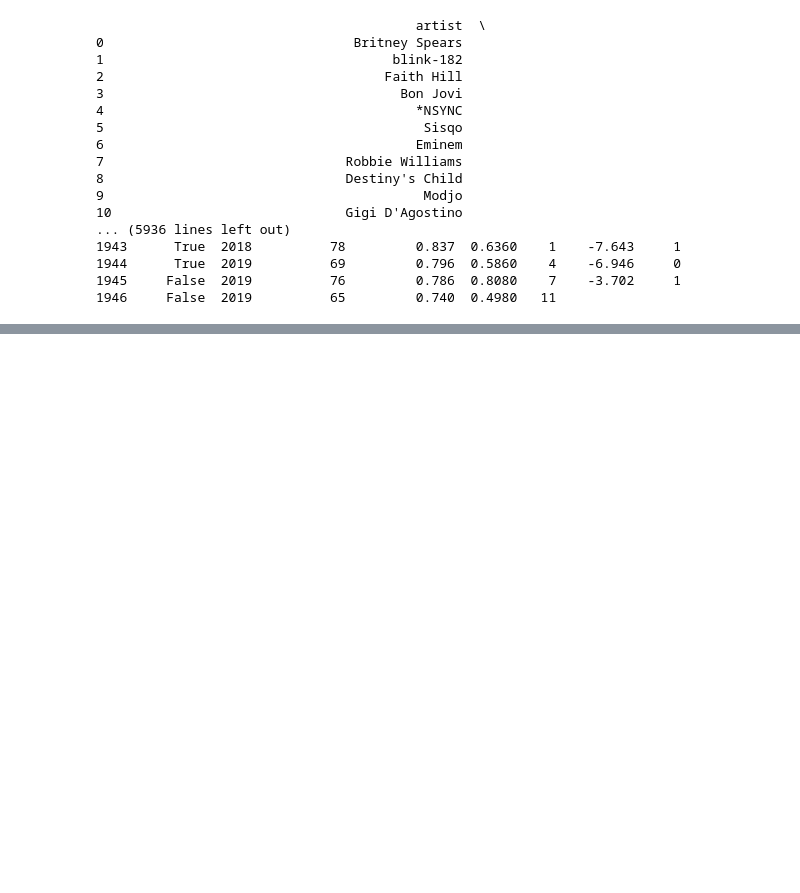
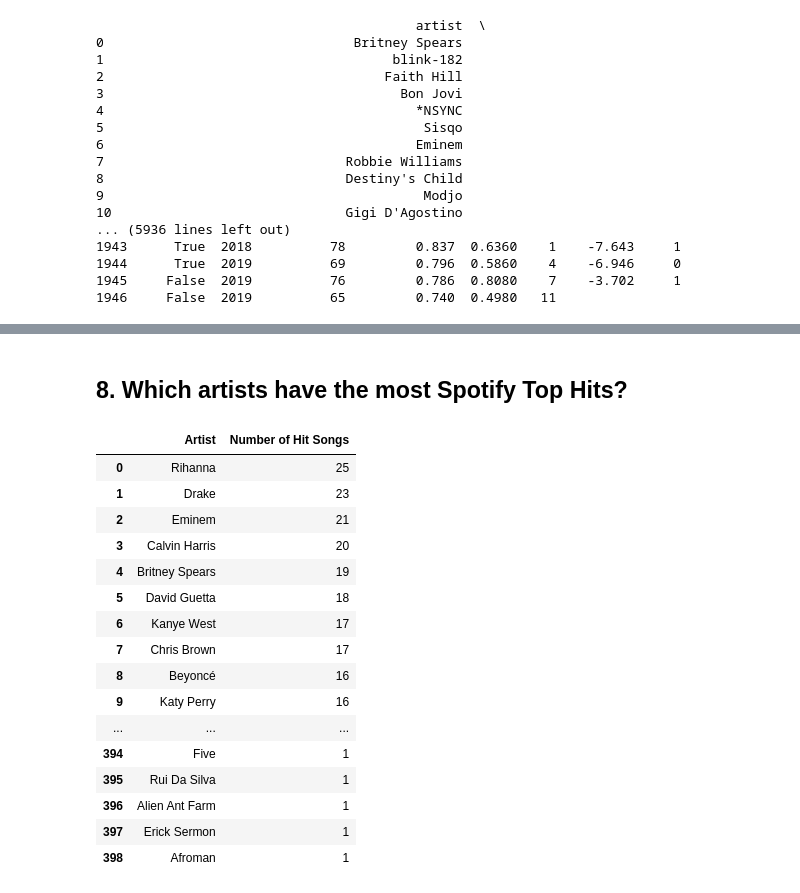
Before and after one commit to sulicace/HtH_Build_Summer_2022, a Jupyter notebook: Finding-an-Interesting-Dataset-SulamithCaceres/songs_data.ipynb, the cells around one changed output, grey strips where cells are left out. Saved outputs shown, nothing was run; the diff lists cells and outputs as text; code cells hidden in the pictures; blank space fills up the shorter version.

```diff
--- a/Finding-an-Interesting-Dataset-SulamithCaceres/songs_data.ipynb
+++ b/Finding-an-Interesting-Dataset-SulamithCaceres/songs_data.ipynb
@@ -27,0 +100,36 @@ song_data
+# %% [markdown]
+## 8. Which artists have the most Spotify Top Hits?
+# %%
+artist_count = {} # making dictionary of artists and their number of hits
+
+for artist in song_data['artist'].unique():
+    count = song_data[ song_data['artist'] == artist].count().artist
+    artist_count[artist] = count
+
+sorted_artist_name = [] # sorted list of each artist's name
+sorted_artist_count = [] # sorted list of each artist's number of top hits
+for artist in sorted(artist_count, key=artist_count.get, reverse=True):
+    sorted_artist_count.append(artist_count[artist])
+    sorted_artist_name.append(artist)
+
+data = {'Artist':sorted_artist_name, 'Number of Hit Songs': sorted_artist_count} # creating new data frame
+artist_df = pd.DataFrame(data)
+artist_df
+# %% [output]
+|  | Artist | Number of Hit Songs |
+| 0 | Rihanna | 25 |
+| 1 | Drake | 23 |
+| 2 | Eminem | 21 |
+| 3 | Calvin Harris | 20 |
+| 4 | Britney Spears | 19 |
+| 5 | David Guetta | 18 |
+| 6 | Kanye West | 17 |
+| 7 | Chris Brown | 17 |
+| 8 | Beyoncé | 16 |
+| 9 | Katy Perry | 16 |
+| ... | ... | ... |
+| 394 | Five | 1 |
+| 395 | Rui Da Silva | 1 |
+| 396 | Alien Ant Farm | 1 |
+| 397 | Erick Sermon | 1 |
+| 398 | Afroman | 1 |
```
Also changed, not shown: parts of 19 cells of this notebook, 4 other files.
